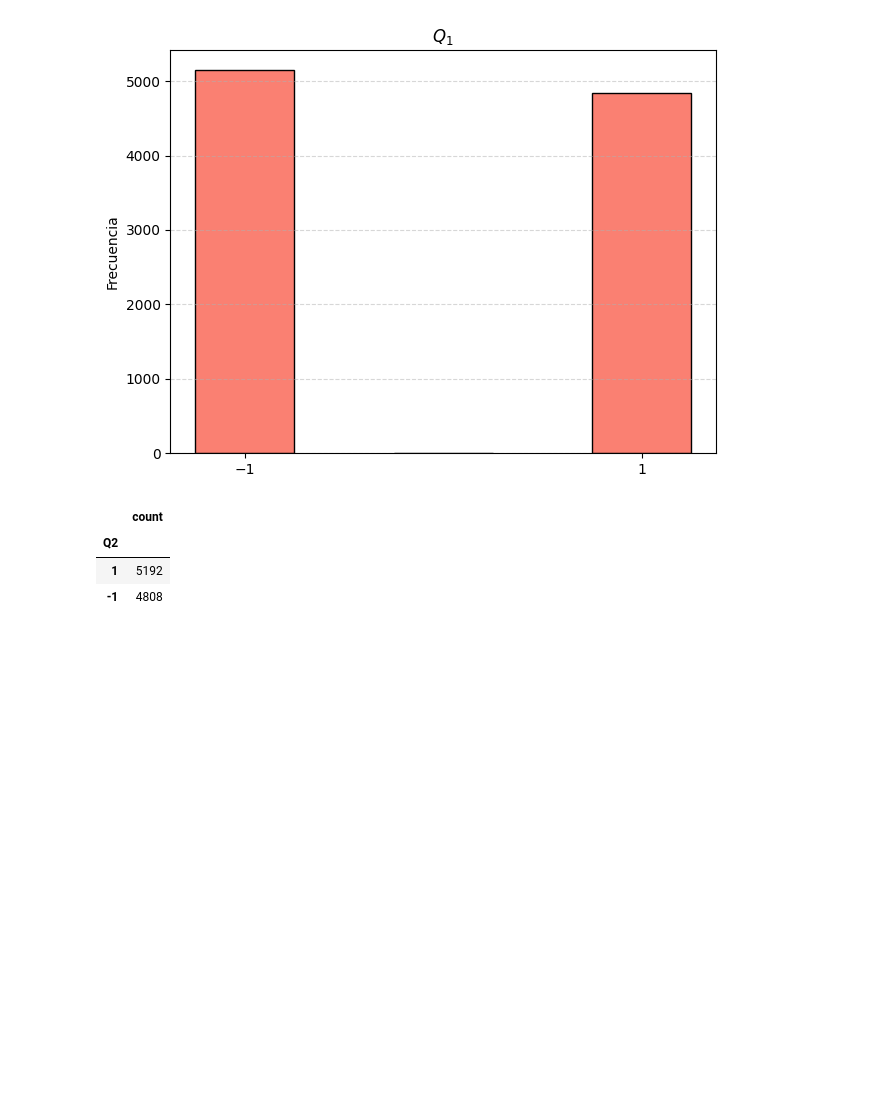
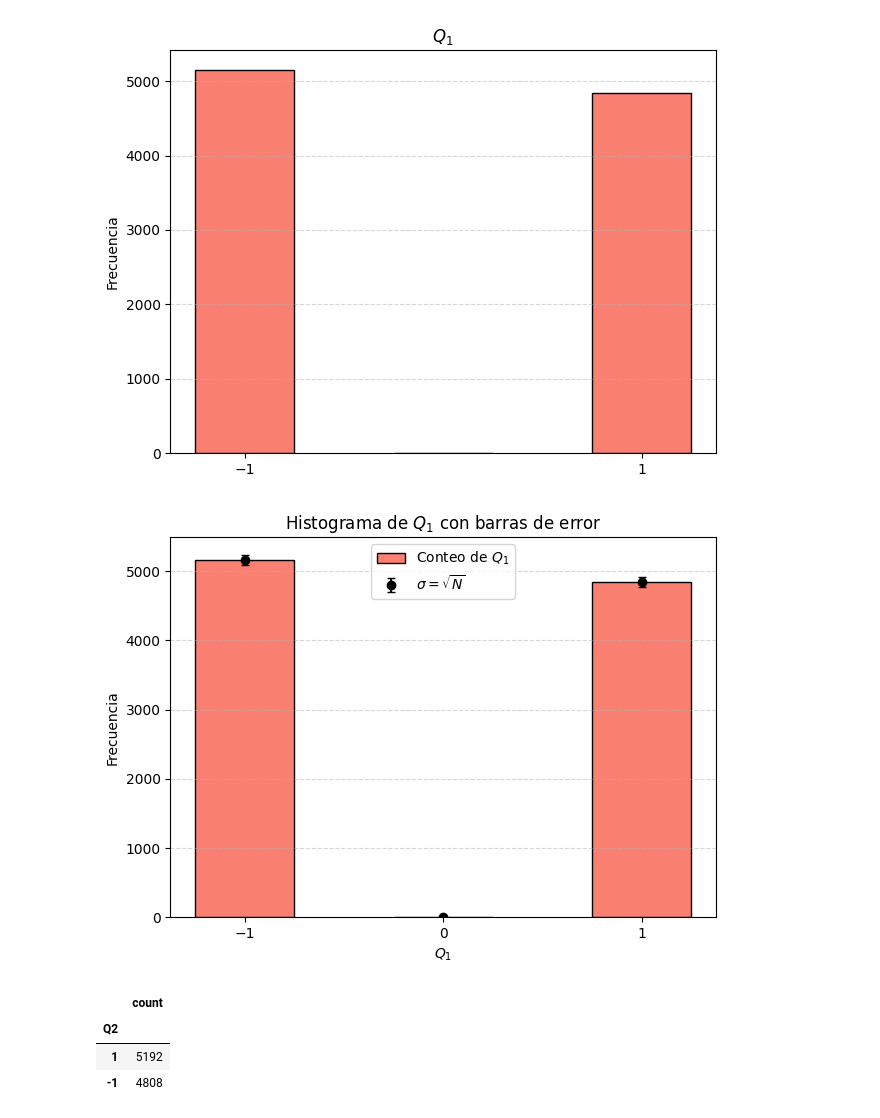
Before and after one commit to ProgramasParaFisicaDeParticulas/lecturadedatosabiertoscmszmumu-Carrazko, a Jupyter notebook: CMSOpenDataZtoMuMu.ipynb, the cells around one changed output. Saved outputs shown, nothing was run; the diff lists cells and outputs as text; code cells hidden in the pictures; blank space fills up the shorter version.

```diff
--- a/CMSOpenDataZtoMuMu.ipynb
+++ b/CMSOpenDataZtoMuMu.ipynb
@@ -95,6 +95,36 @@ plt.tight_layout()
 plt.show()
 # %% [output]
 [figure]
+# %%
+# Bins definidos manualmente para partículas con Q = -1, 0, +1
+bins = [-1.5, -0.5, 0.5, 1.5]
+
+# 1. Calcular histograma
+counts, _ = np.histogram(particles['Q1'], bins=bins)
+
+# 2. Calcular centros de bin y errores
+bin_centers = 0.5 * (np.array(bins[1:]) + np.array(bins[:-1]))
+errors = np.sqrt(counts)
+
+# 3. Graficar histograma
+plt.hist(particles['Q1'], bins=bins, align='mid', rwidth=0.5,
+         color='salmon', edgecolor='black', label='Conteo de $Q_1$')
+
+# 4. Añadir barras de error centradas
+plt.errorbar(bin_centers, counts, yerr=errors, fmt='o',
+             color='black', capsize=3, label=r'$\sigma = \sqrt{N}$')
+
+# 5. Estética
+plt.title(r'Histograma de $Q_1$ con barras de error')
+plt.ylabel('Frecuencia')
+plt.xlabel(r'$Q_1$')
+plt.xticks([-1, 0, 1])
+plt.grid(axis='y', linestyle='--', alpha=0.5)
+plt.legend()
+plt.tight_layout()
+plt.show()
+# %% [output]
+[figure, added]
 # %%
 #Cargas de la partícula 2
 particles['Q2'].value_counts()
```
Also changed, not shown: parts of 5 cells of this notebook.
